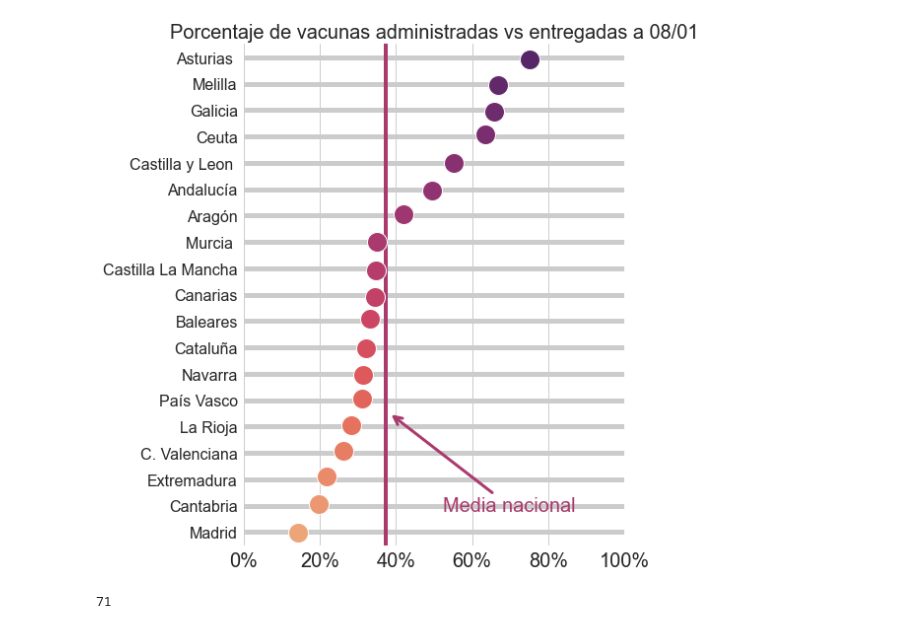
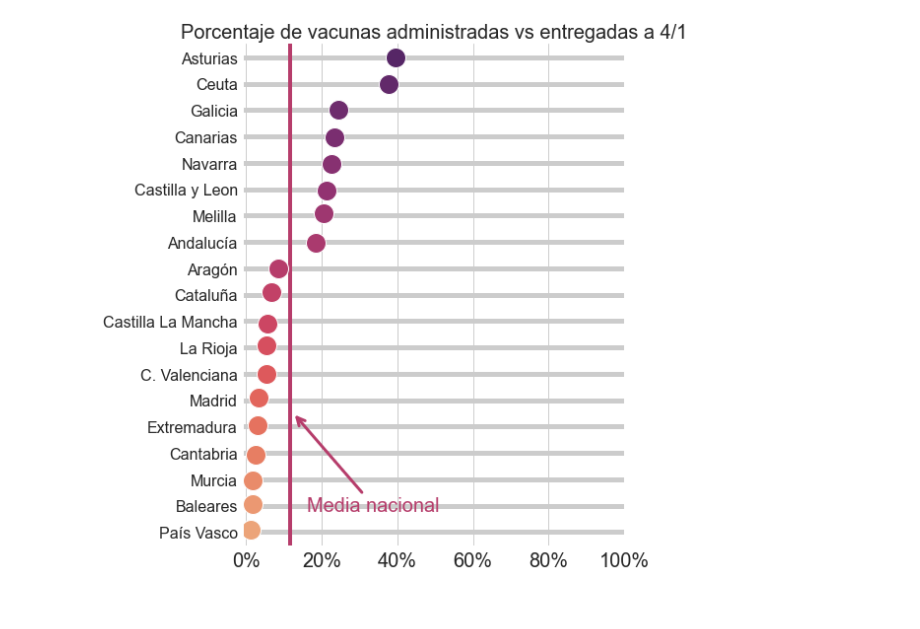
Before and after one commit to mharias/covid, a Jupyter notebook: vacunacion/Vacunas_graficos.ipynb, the cells around one changed output. Drawn from its saved outputs; the diff is of its cells as text; code cells hidden in the pictures.

```diff
--- a/vacunacion/Vacunas_graficos.ipynb
+++ b/vacunacion/Vacunas_graficos.ipynb
@@ -45,9 +29,9 @@ datos_row
 # %%
-
+dia = '4/1/21' # dia del informe
 sns.set_style(style="white")
-hoy=datetime.today().strftime('%d/%m')
-title = 'Porcentaje de vacunas administradas vs entregadas a {}'.format(hoy)
-datos=datos_row.loc[datos_row['date_pub']=='2021-01-08']
+#hoy=datetime.today().strftime('%d/%m')
+title = 'Porcentaje de vacunas administradas vs entregadas a {}'.format(dia[:-3])
+datos=datos_row.loc[(datos_row['date_pub']==dia) & (datos_row['ccaa']!='Totales')]
 colores = sns.color_palette("flare_r",19)
 media = datos['Dosis administradas'].sum()/datos['Dosis entregadas'].sum()
 
@@ -68,31 +52,31 @@ g.map(sns.stripplot, size=20, orient="h", jitter=True,
 
 # Use semantically meaningful titles for the columns
 titles = ["Total crashes", "Speeding crashes", "Alcohol crashes",
           "Not distracted crashes", "No previous crashes"]
 
 ax = g.axes.flat[0]
 ax.xaxis.set_major_formatter(plt.FuncFormatter(lambda v,x:'{:.0f}%'.format(v*100)))
 ax.set_title(label=title,fontsize=20)
 ax.xaxis.grid(True)
 ax.yaxis.grid(True,lw=5)
 ax.yaxis.set_tick_params(labelsize=16,width=0,rotation=0,pad=0)
 ax.xaxis.set_tick_params(labelsize=20,width=0,rotation=0,pad=0)
 ax.set_xticks([0,0.2,0.4,0.6,0.8,1.0])
 y_min,y_max = ax.get_ylim()
 
 #ax.vlines(media,y_min,y_max*.7,color='navy')
 ax.axvline(x=media,lw=4,color=color_media)
 ax.set_xlabel('')
 ax.set_ylabel('')
 ax.annotate('Media nacional', xy=(media+.01,13.5), va='center', xytext=(media*1.4,17),
             arrowprops=dict(arrowstyle="->",color=color_media,lw=3),
             fontsize=20,color=color_media)
 
 sns.despine(left=True, bottom=True)
 
 g.fig.subplots_adjust(top=.95,bottom=.05)
 g.fig.tight_layout()
 
 g.fig.savefig('graficos/estado_vacunas_comunidad.png',dpi=100)
 # %% [output]
-[figure, old version]
+[figure, new version]
@@ -103,4 +82,0 @@ mas_cercano =  abs(datos['% sobre entregadas']-media).idxmin()
-# %%
-mas_cercano
-# %% [output]
-71
```
Also changed, not shown: parts of 6 cells of this notebook, 1 other file.
